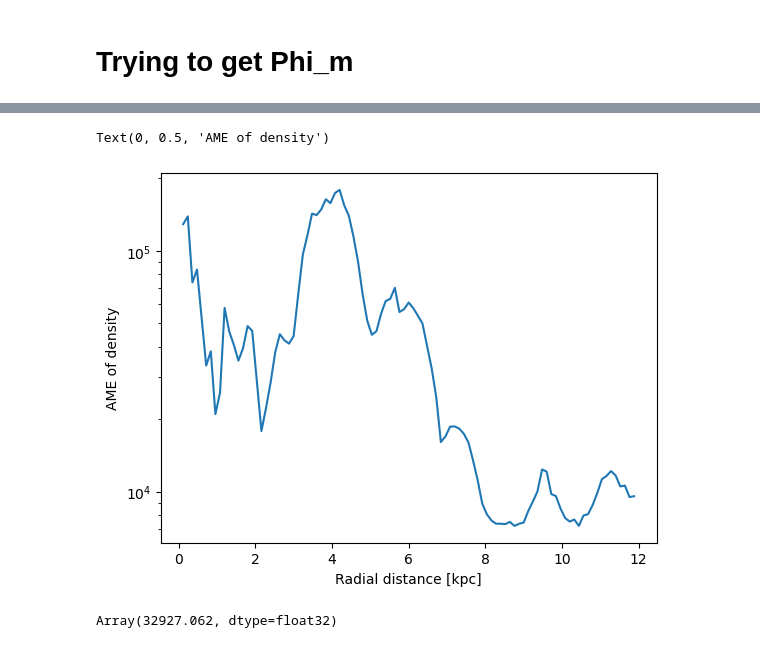
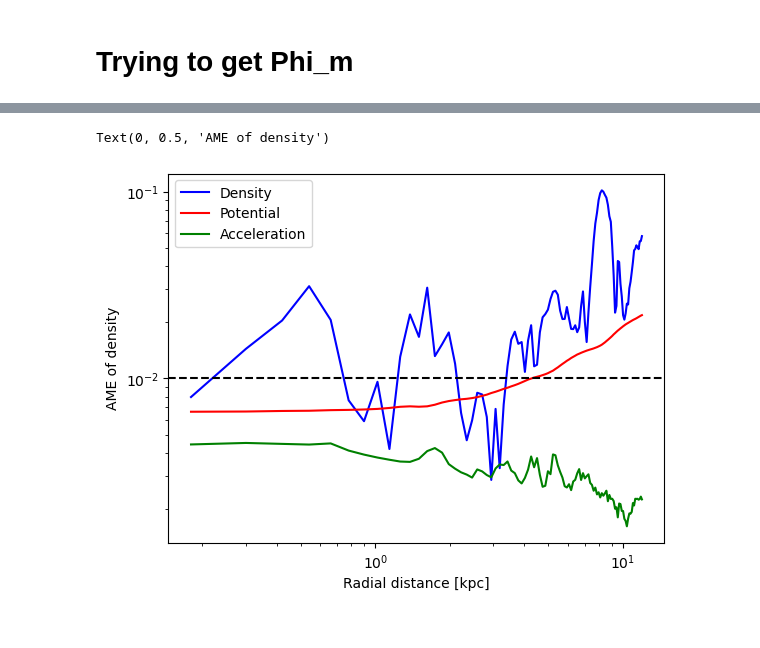
Before and after one commit to David-Chemaly/SchwarMAX, a Jupyter notebook: play.ipynb, the cells around one changed output, grey strips where cells are left out. Drawn from its saved outputs; the diff is of its cells as text; code cells hidden in the pictures.

```diff
--- a/play.ipynb
+++ b/play.ipynb
@@ -273,16 +273,16 @@ Time to get Phi_m: 1.22 ms
 # %%
-nx = 100
-x = np.linspace(-10, 10, nx)
-ny = 100
-y = np.linspace(-10, 10, ny)
-nz = 100
-z = np.linspace(-0.5, 0.5, nz)
+nn = 100
+x = np.linspace(-10, 10, nn)
+y = np.linspace(-10, 10, nn)
+z = np.linspace(-0.5, 0.5, nn)
 X, Y, Z = np.meshgrid(x, y, z)
 dZ = Z[1] - Z[0]
 
-gt_densities = jax.vmap(rho_fn, in_axes=(0, 0, 0, None))(X, Y, Z, params)
+gt_densities    = jax.vmap(rho_fn, in_axes=(0, 0, 0, None))(X, Y, Z, params)
+gt_potential = jax.vmap(MiyamotoNagai_potential, in_axes=(0, 0, 0, None))(X.ravel(),Y.ravel(),Z.ravel(), params).reshape((nn, nn, nn))
+gt_acceleration    = jax.vmap(MiyamotoNagai_acceleration, in_axes=(0, 0, 0, None))(X.ravel(),Y.ravel(),Z.ravel(), params).reshape((3, nn, nn, nn))
 
 potential = jax.vmap(evaluate_phi, in_axes=(0, 0, 0, None))(X, Y, Z, pot_data)
-acceleration = jax.vmap(get_acc, in_axes=(0, 0, 0, None))(X.ravel(),Y.ravel(),Z.ravel(), pot_data).reshape((3, ny, nx, nz))
-hessians = jax.vmap(get_hessian, in_axes=(0, 0, 0, None))(X.ravel(),Y.ravel(),Z.ravel(), pot_data).reshape((9, ny, nx, nz))
-densities = jax.vmap(get_density, in_axes=(0, 0, 0, None))(X.ravel(),Y.ravel(),Z.ravel(), pot_data).reshape((ny, nx, nz))
+acceleration = jax.vmap(get_acc, in_axes=(0, 0, 0, None))(X.ravel(),Y.ravel(),Z.ravel(), pot_data).reshape((3, nn, nn, nn))
+hessians = jax.vmap(get_hessian, in_axes=(0, 0, 0, None))(X.ravel(),Y.ravel(),Z.ravel(), pot_data).reshape((9, nn, nn, nn))
+densities = jax.vmap(get_density, in_axes=(0, 0, 0, None))(X.ravel(),Y.ravel(),Z.ravel(), pot_data).reshape((nn, nn, nn))
@@ -374,39 +380,51 @@ def compute_radial_ame(rho1, rho2, x, y, z, r_edges):
     X, Y, Z = np.meshgrid(x, y, z, indexing="ij")
     r = np.sqrt(X**2 + Y**2 + Z**2)
 
-    abs_err = np.abs(rho1 - rho2)
+    abs_err = np.abs((rho1 - rho2)/rho1)
 
     nbins = len(r_edges) - 1
     r_centers = 0.5 * (r_edges[:-1] + r_edges[1:])
     ame = np.zeros(nbins)
 
     for i in range(nbins):
         rmin = r_edges[i]
         rmax = r_edges[i+1]
 
         # mask of voxels inside this shell
         mask = (r >= rmin) & (r < rmax)
 
         if np.any(mask):
             ame[i] = abs_err[mask].mean()
         else:
             ame[i] = np.nan  # or 0.0
 
     return r_centers, ame
 
 
 r_edges = jnp.linspace(0, 12, 101)
 
 # Compute AME(r)
-r_centers, ame_r = compute_radial_ame(gt_densities, densities, x, y, z, r_edges)
-plt.plot(r_edges[:-1], ame_r)
-plt.semilogy()
+r_centers, ame_rho = compute_radial_ame(gt_densities, densities, x, y, z, r_edges)
+r_centers, ame_phi = compute_radial_ame(gt_potential, potential, x, y, z, r_edges)
+r_centers, ame_accx = compute_radial_ame(gt_acceleration[0], acceleration[0], x, y, z, r_edges)
+r_centers, ame_accy = compute_radial_ame(gt_acceleration[1], acceleration[1], x, y, z, r_edges)
+r_centers, ame_accz = compute_radial_ame(gt_acceleration[2], acceleration[2], x, y, z, r_edges)
+r_centers, ame_acc = compute_radial_ame(np.linalg.norm(gt_acceleration, axis=0), np.linalg.norm(acceleration, axis=0), x, y, z, r_edges)
+
+
+plt.plot(r_centers, ame_rho, c='b', label='Density')
+plt.plot(r_centers, ame_phi, c='r', label='Potential')
+# plt.plot(r_centers, ame_accx, c='r')
+# plt.plot(r_centers, ame_accy, '--r')
+# plt.plot(r_centers, ame_accz, ':r')
+plt.plot(r_centers, ame_acc, 'g', label='Acceleration')
+plt.legend(loc='best')
+
+plt.axhline(0.01, c='k', linestyle='--')
+
+plt.loglog()
 plt.xlabel('Radial distance [kpc]')
 plt.ylabel('AME of density')
 # %% [output]
 Text(0, 0.5, 'AME of density')
-[figure, old version]
+[figure, new version]
-# %%
-np.mean(abs(densities - gt_densities))
-# %% [output]
-Array(32927.062, dtype=float32)
```
Also changed, not shown: parts of 8 cells of this notebook, 4 other files.
